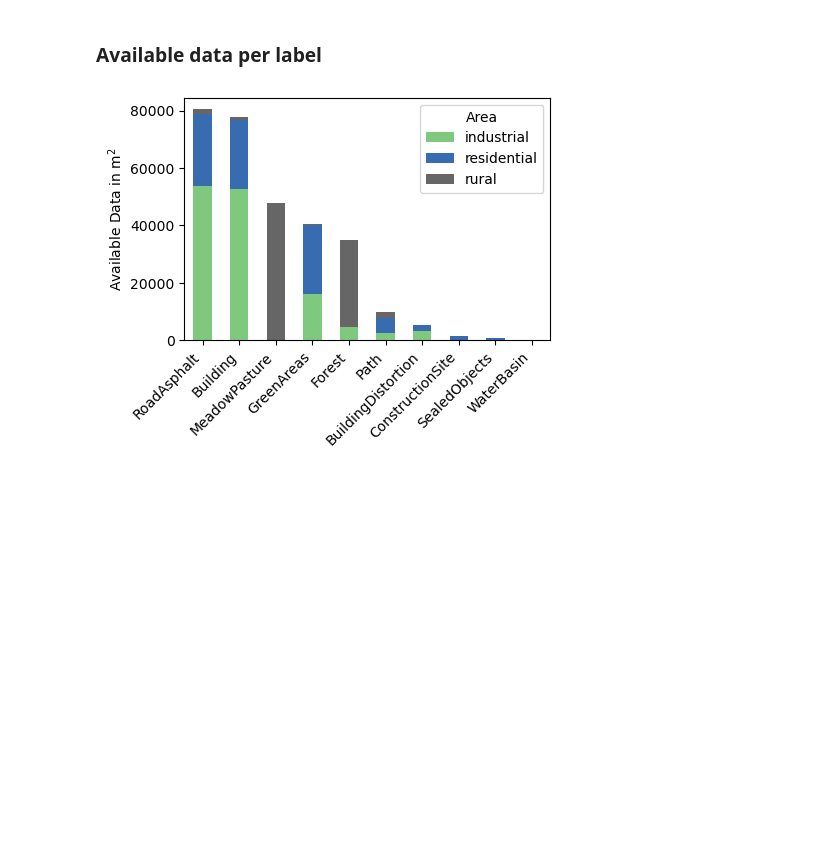
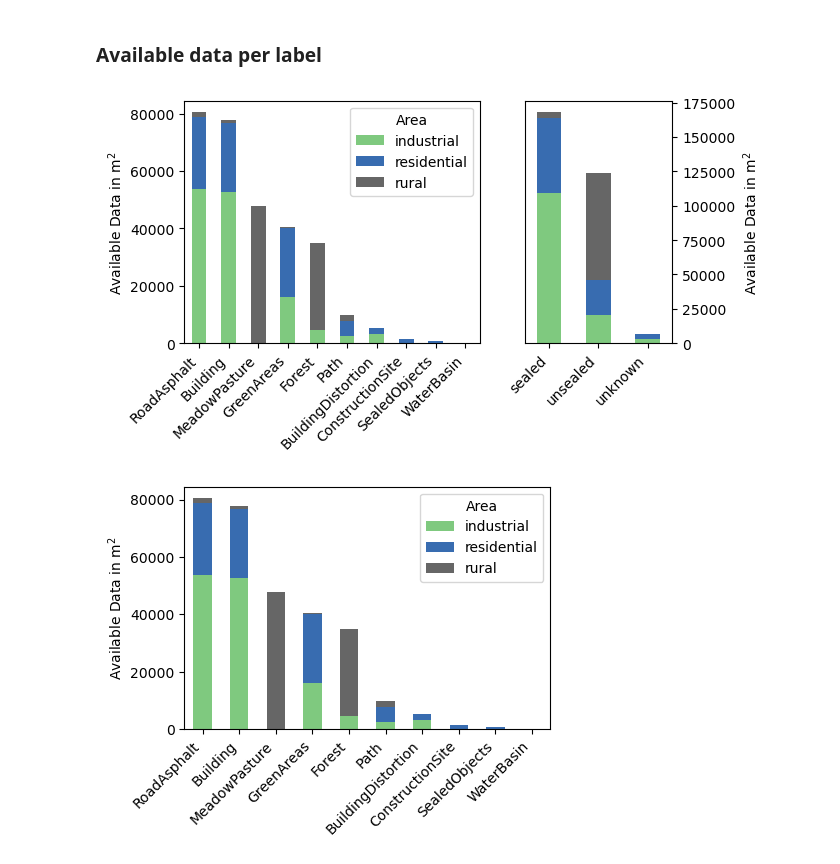
Before and after one commit to juliankraft/TermPaper2_RasterClassification, a Jupyter notebook: code/analysis/visualizations.ipynb, the cells around one changed output. Drawn from its saved outputs; the diff is of its cells as text; code cells hidden in the pictures; blank space fills up the shorter version.

```diff
--- a/code/analysis/visualizations.ipynb
+++ b/code/analysis/visualizations.ipynb
@@ -224,6 +261,9 @@ def plot_settings(label_type: str):
 # import .shp file
 gdf = gpd.read_file(paths['shp_labels'])
 
+mapping_dict = {key: value[0] for key, value in plot_config['class_info_sealed'].items()}
+gdf['sealed_label'] = gdf['sealed'].astype(int).replace(mapping_dict)
+
 # group df by area and summarize Shape_Area by sum
 gdf_grouped = gdf.groupby('area').agg({'Shape_Area': 'sum'}).reset_index()
 gdf_grouped
@@ -234,6 +274,46 @@ gdf_grouped
 | 2 | rural | 82739.756797 |
 # %% [markdown]
 ### Available data per label
+# %%
+fig_filename = 'area_by_category_and_seal.pdf'
+image_size_cm = [16, 8]
+
+# Create GridSpec layout with 5 rows and 4 columns
+fig = plt.figure(figsize=(image_size_cm[0] / 2.54, image_size_cm[1] / 2.54))
+gs = GridSpec(1, 2, width_ratios=[2, 1], height_ratios=[1], figure=fig)
+
+for i, col_name in enumerate(['QA_categor', 'sealed_label']):
+# Aggregate the grouped data
+    data = gdf.groupby([col_name, 'area'])['Shape_Area'].sum().unstack().fillna(0)
+
+    # Sort the data by the total size of each QA_categor
+    data['Total'] = data.sum(axis=1)
+    data = data.sort_values('Total', ascending=False).drop(columns='Total')
+
+    # Plot stacked bar chart
+
+    ax = fig.add_subplot(gs[i])
+    data.plot(kind='bar', stacked=True, ax=ax, colormap='Accent')
+
+    ax.set_xlabel(None)
+    ax.set_ylabel('Available Data in m$^2$')
+
+    # Rotate x-axis labels by 45 degrees
+    ax.set_xticklabels(ax.get_xticklabels(), rotation=45, ha='right')
+
+    if i == 0:
+        ax.legend(title='Area')
+
+    else:
+        ax.get_legend().remove()
+        ax.yaxis.tick_right()
+        ax.yaxis.set_label_position("right")
+
+
+plt.savefig(paths["figure_output_path"] / fig_filename, bbox_inches='tight')
+plt.show()
+# %% [output]
+[figure, added]
 # %%
 fig_filename = 'area_by_category.pdf'
 image_size_cm = [12, 8]
```
Also changed, not shown: parts of 13 cells of this notebook.
